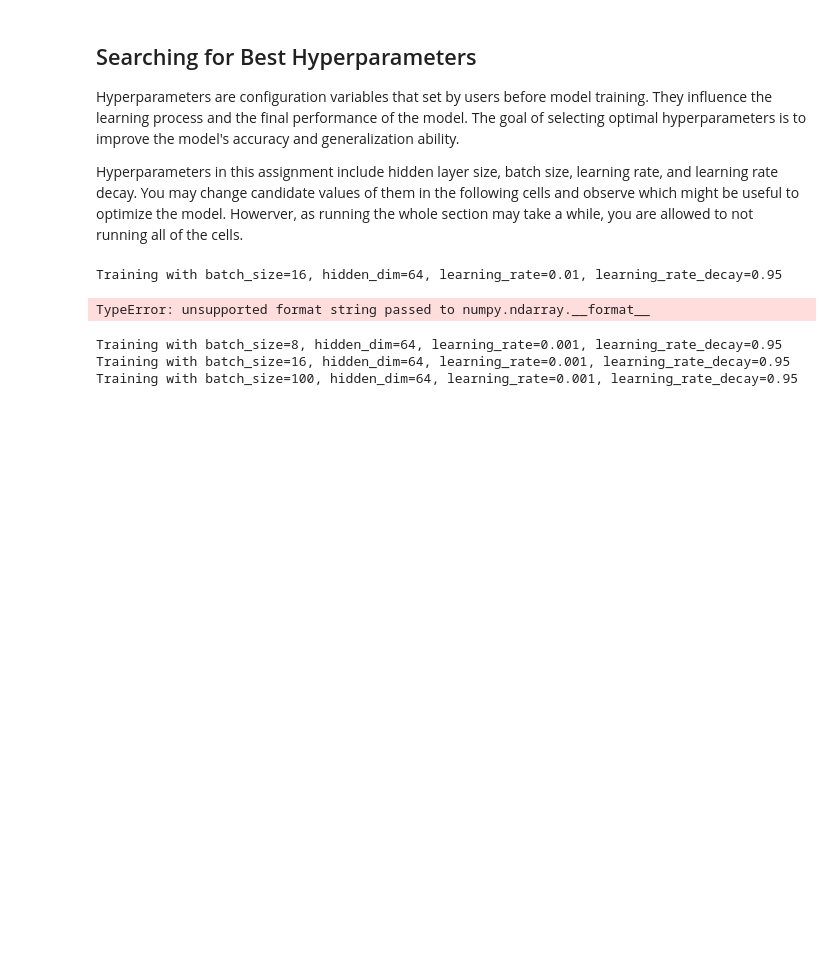
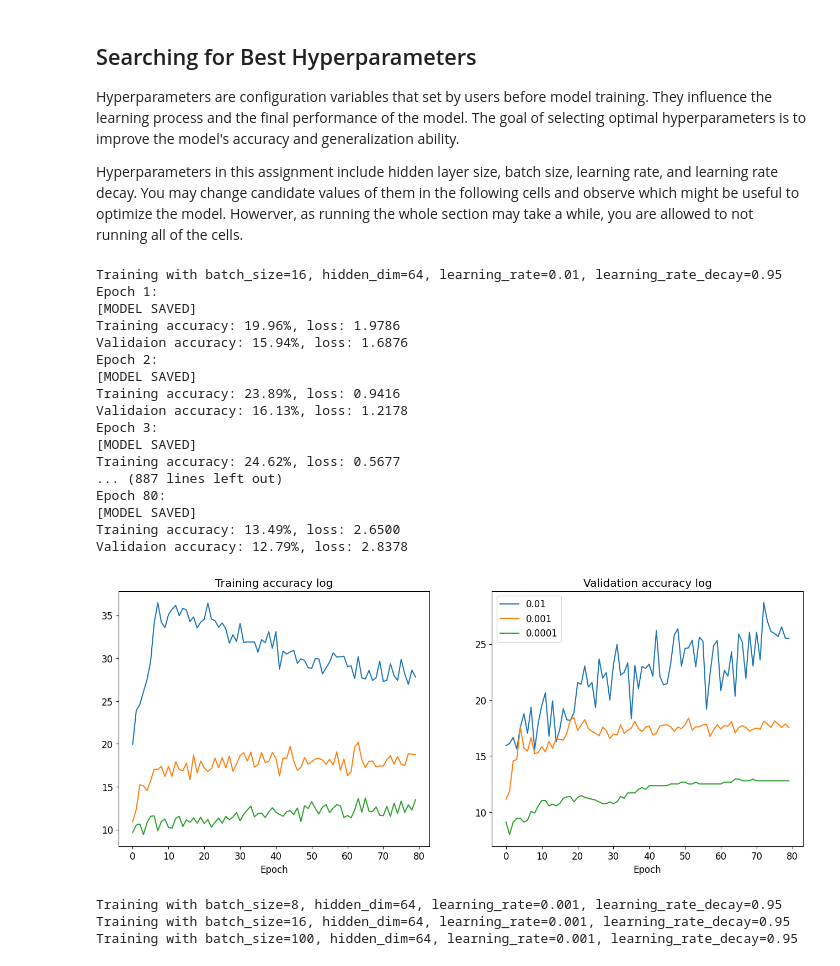
Before and after one commit to wsad12328/Deep-Vision, a Jupyter notebook: HW4/HW4.ipynb, the cells around one changed output. Drawn from its saved outputs; the diff is of its cells as text; code cells hidden in the pictures; blank space fills up the shorter version.

```diff
--- a/HW4/HW4.ipynb
+++ b/HW4/HW4.ipynb
@@ -138,8 +138,8 @@ class FullyConnectedLayer(object):
     ####################
     # -----START OF YOUR CODE-----
     x, w, b, out = self.cache
-    dw = torch.zeros_like(w)
-    db = torch.zeros_like(b)
+    dw = (x.T @ backprop) / N
+    db = torch.mean(backprop, dim = 0)
     # ------END OF YOUR CODE------
     return dw, db
 # %%
@@ -402,19 +366,35 @@ HIDEEN_DIM = 64
 # %%
 lr_cand = [1e-2, 1e-3, 1e-4]
 train_acc = []
 valid_acc = []
 
 for lr in lr_cand:
   train_dataloader = Dataloader(train_dataset, batch_size=BATCH_SIZE)
   valid_dataloader = Dataloader(valid_dataset, batch_size=BATCH_SIZE)
   model = Classifier(IN_DIM, HIDEEN_DIM, OUT_DIM, device=DEVICE)
-  _, ta, _, va = model.training(train_dataloader, valid_dataloader, epochs=80, learning_rate=lr, learning_rate_decay=LR_DECAY, verbose=0)
+  _, ta, _, va = model.training(train_dataloader, valid_dataloader, epochs=80, learning_rate=lr, learning_rate_decay=LR_DECAY, verbose=1)
   train_acc.append(ta); valid_acc.append(va)
 
 plot_curves(lr_cand, train_acc, valid_acc)
 # %% [output]
 Training with batch_size=16, hidden_dim=64, learning_rate=0.01, learning_rate_decay=0.95
+Epoch 1:
+[MODEL SAVED]
+Training accuracy: 19.96%, loss: 1.9786
+Validaion accuracy: 15.94%, loss: 1.6876
+Epoch 2:
+[MODEL SAVED]
+Training accuracy: 23.89%, loss: 0.9416
+Validaion accuracy: 16.13%, loss: 1.2178
+Epoch 3:
+[MODEL SAVED]
+Training accuracy: 24.62%, loss: 0.5677
+... (887 lines left out)
+Epoch 80:
+[MODEL SAVED]
+Training accuracy: 13.49%, loss: 2.6500
+Validaion accuracy: 12.79%, loss: 2.8378
-TypeError: unsupported format string passed to numpy.ndarray.__format__
+[figure, added]
 # %%
 bs_cand = [8, 16, 100]
 train_acc = []
```
Also changed, not shown: parts of 11 cells of this notebook.
